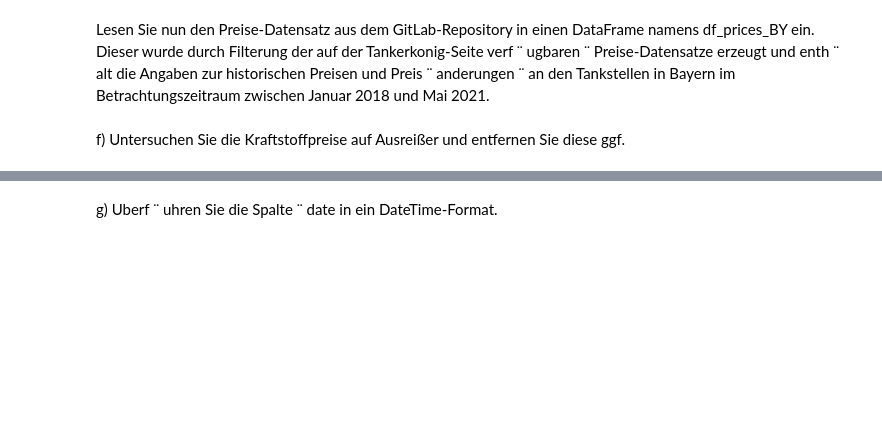
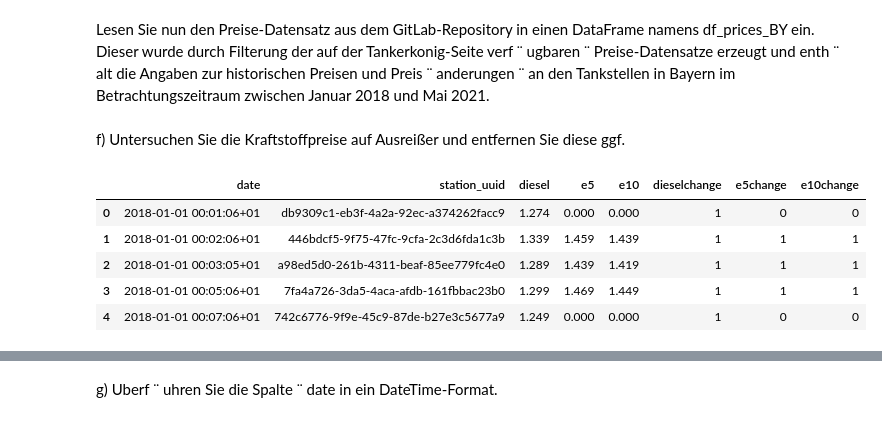
Before and after one commit to TechPiranja/DA_Stud, a Jupyter notebook: nachname_vorname.ipynb, the cells around one changed output, grey strips where cells are left out. Saved outputs shown, nothing was run; the diff lists cells and outputs as text; code cells hidden in the pictures; blank space fills up the shorter version.

```diff
--- a/nachname_vorname.ipynb
+++ b/nachname_vorname.ipynb
@@ -192,0 +189,9 @@ f) Untersuchen Sie die Kraftstoffpreise auf Ausreißer und entfernen Sie diese g
+# %%
+df_prices_BY.head()
+# %% [output]
+|  | date | station_uuid | diesel | e5 | e10 | dieselchange | e5change | e10change |
+| 0 | 2018-01-01 00:01:06+01 | db9309c1-eb3f-4a2a-92ec-a374262facc9 | 1.274 | 0.000 | 0.000 | 1 | 0 | 0 |
+| 1 | 2018-01-01 00:02:06+01 | 446bdcf5-9f75-47fc-9cfa-2c3d6fda1c3b | 1.339 | 1.459 | 1.439 | 1 | 1 | 1 |
+| 2 | 2018-01-01 00:03:05+01 | a98ed5d0-261b-4311-beaf-85ee779fc4e0 | 1.289 | 1.439 | 1.419 | 1 | 1 | 1 |
+| 3 | 2018-01-01 00:05:06+01 | 7fa4a726-3da5-4aca-afdb-161fbbac23b0 | 1.299 | 1.469 | 1.449 | 1 | 1 | 1 |
+| 4 | 2018-01-01 00:07:06+01 | 742c6776-9f9e-45c9-87de-b27e3c5677a9 | 1.249 | 0.000 | 0.000 | 1 | 0 | 0 |
```
Also changed, not shown: parts of 18 cells of this notebook.
